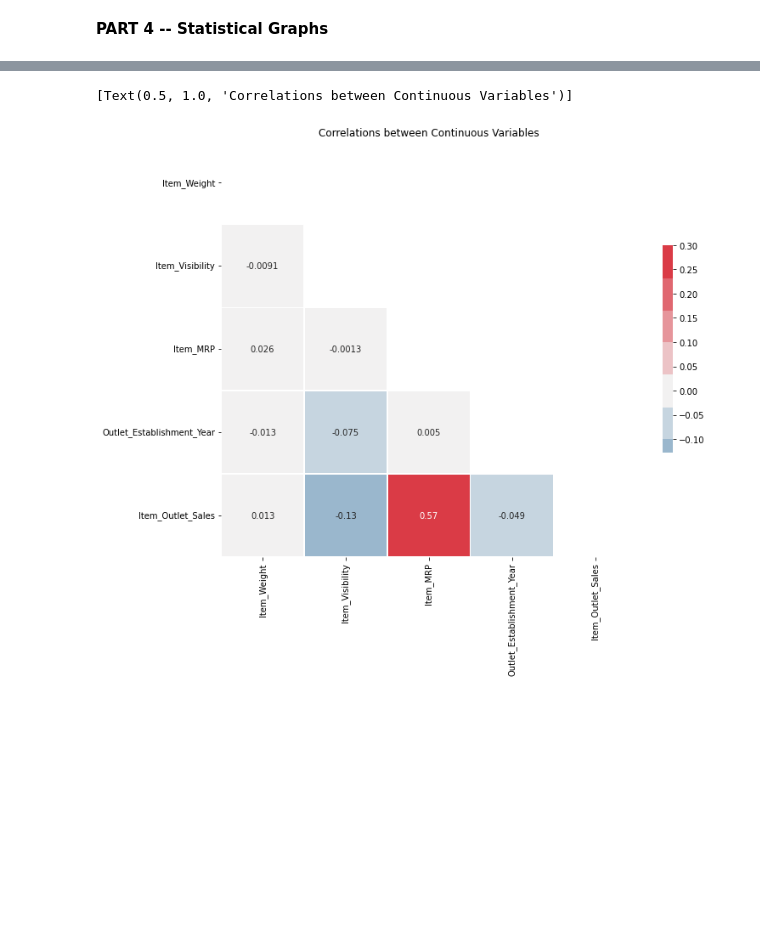
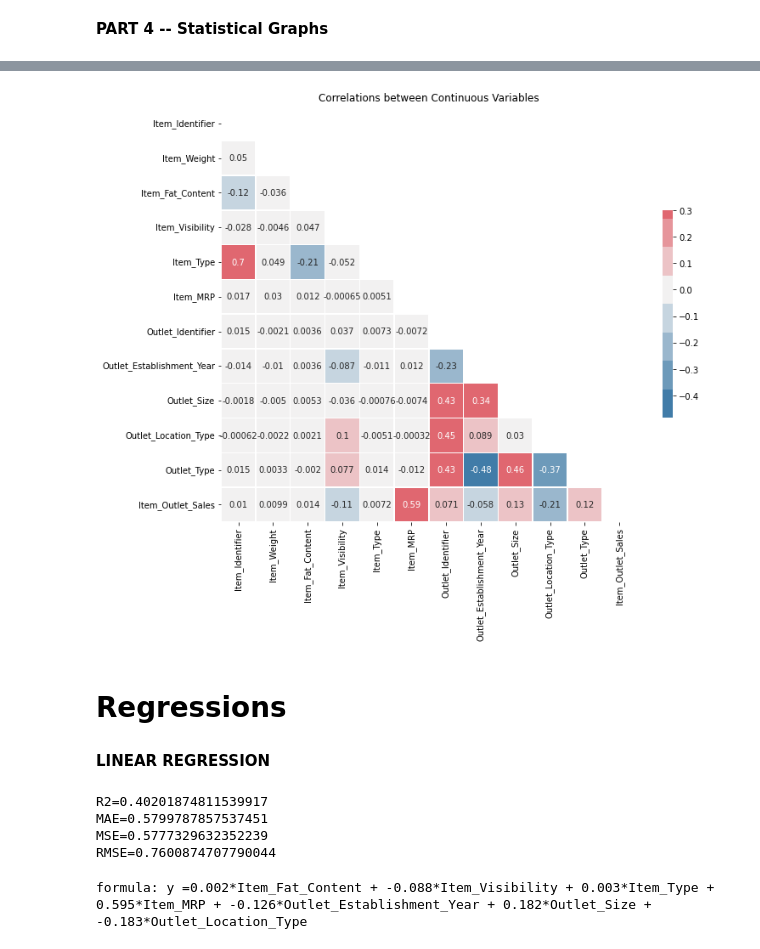
Before and after one commit to garrettfenchel/Coding-Dojo-Predicting-Sales-Volume, a Jupyter notebook: Project_1.ipynb, the cells around one changed output, grey strips where cells are left out. Cells and saved outputs as stored; diff of their text form; code cells hidden in the pictures; blank space fills up the shorter version.

```diff
--- a/Project_1.ipynb
+++ b/Project_1.ipynb
@@ -245,6 +267,8 @@ NCZ42            10.500         5
 NCZ53            9.600          5
 NCZ54            14.650         7
 Name: Item_Identifier, Length: 1559, dtype: int64
+# %%
+sales_clean = sales_clean.dropna()
 # %%
 #Replacing Fat Content Values
 sales_clean['Item_Fat_Content'] = sales_clean['Item_Fat_Content'].replace(['LF'],'Low Fat')
@@ -567,0 +592,8 @@ plt.show
+# %%
+sales_clean['Item_Identifier'] = pd.factorize(sales_clean['Item_Identifier'])[0]
+sales_clean['Item_Fat_Content'] = pd.factorize(sales_clean['Item_Fat_Content'])[0]
+sales_clean['Item_Type'] = pd.factorize(sales_clean['Item_Type'])[0]
+sales_clean['Outlet_Identifier'] = pd.factorize(sales_clean['Outlet_Identifier'])[0]
+sales_clean['Outlet_Location_Type'] = pd.factorize(sales_clean['Outlet_Location_Type'])[0]
+sales_clean['Outlet_Type'] = pd.factorize(sales_clean['Outlet_Type'])[0]
+sales_clean['Outlet_Size'] = pd.factorize(sales_clean['Outlet_Size'])[0]
@@ -568,10 +640,11 @@ plt.show
 # %%
 correlation= sales_clean.corr()
 mask = np.triu(np.ones_like(correlation, dtype=bool))
 f, ax = plt.subplots(figsize=(11, 9))
 cmap = sns.diverging_palette(240, 10, n=9)
-sns.heatmap(correlation, annot=True, mask=mask, cmap=cmap, vmax=.3, center=0,
+fig9 = sns.heatmap(correlation, annot=True, mask=mask, cmap=cmap, vmax=.3, center=0,
             square=True, linewidths=.5, cbar_kws={"shrink": .5}).set(title='Correlations between Continuous Variables')
 # %% [output]
-[Text(0.5, 1.0, 'Correlations between Continuous Variables')]
-[figure, old version]
+[figure, new version]
+# %% [markdown]
+# Regressions
@@ -577,0 +668,40 @@ sns.heatmap(correlation, annot=True, mask=mask, cmap=cmap, vmax=.3, center=0,
+# %% [markdown]
+**LINEAR REGRESSION**
+# %%
+lin_reg = LinearRegression()
+lin_reg.fit(X_train, y_train)
+y_pred = lin_reg.predict(X_test)
+r2 = r2_score(y_test,y_pred)
+mae = mean_absolute_error(y_test, y_pred)
+mse = mean_squared_error(y_test, y_pred, squared = True)
+rmse = mean_squared_error(y_test, y_pred, squared = False)
+print("R2="+str(r2))
+print("MAE="+str(mae))
+print("MSE="+str(mse))
+print("RMSE="+str(rmse))
+# %% [output]
+R2=0.40201874811539917
+MAE=0.5799787857537451
+MSE=0.5777329632352239
+RMSE=0.7600874707790044
+# %%
+m1 = str(round(lin_reg.coef_[0][0],3))
+m2 = str(round(lin_reg.coef_[0][1],3))
+m3 = str(round(lin_reg.coef_[0][2],3))
+m4 = str(round(lin_reg.coef_[0][3],3))
+m5 = str(round(lin_reg.coef_[0][4],3))
+m6 = str(round(lin_reg.coef_[0][5],3))
+m7 = str(round(lin_reg.coef_[0][6],3))
+
+x1 = var[0]
+x2 = var[1]
+x3 = var[2]
+x4 = var[3]
+x5 = var[4]
+x6 = var[5]
+x7 = var[6]
+
+b = lin_reg.intercept_
+print("formula: y ="+m1+"*"+x1+" + "+m2+"*"+x2+" + "+m3+"*"+x3+" + "+m4+"*"+x4+" + "+m5+"*"+x5+" + "+m6+"*"+x6+" + "+m7+"*"+x7)
+# %% [output]
+formula: y =0.002*Item_Fat_Content + -0.088*Item_Visibility + 0.003*Item_Type + 0.595*Item_MRP + -0.126*Outlet_Establishment_Year + 0.182*Outlet_Size + -0.183*Outlet_Location_Type
```
Also changed, not shown: parts of 49 cells of this notebook.
